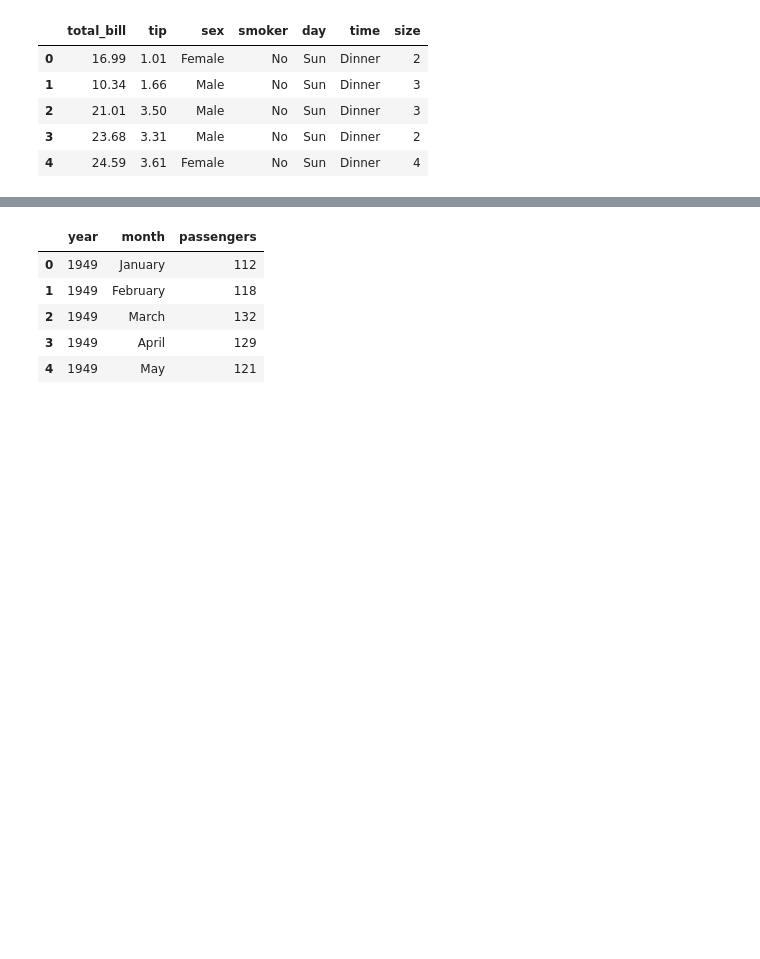
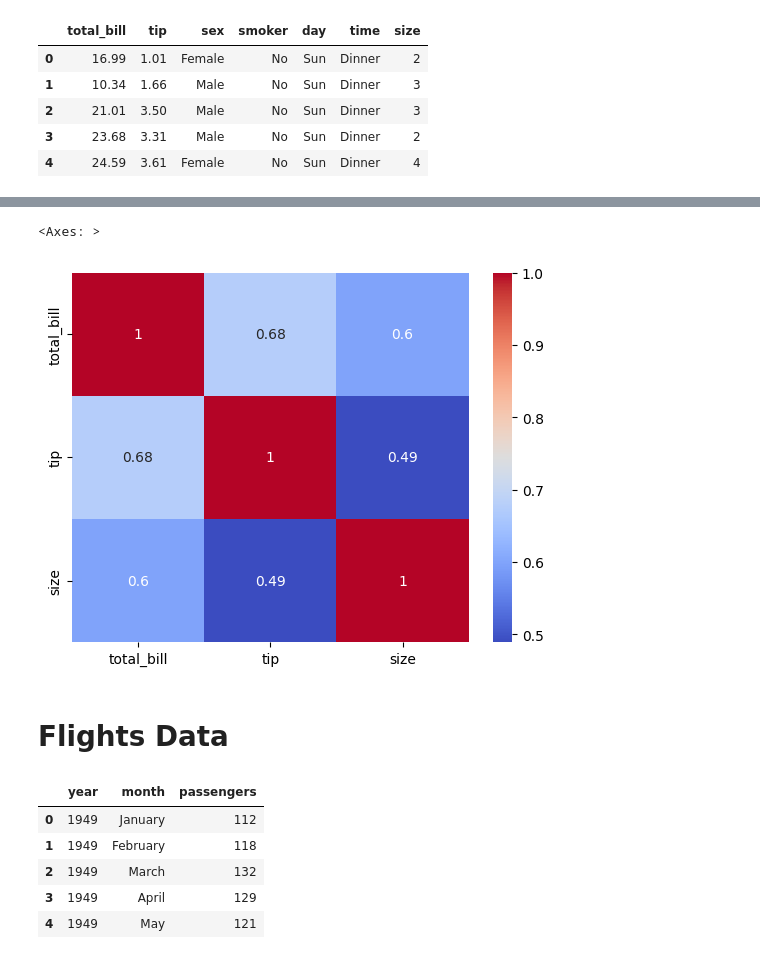
Before and after one commit to naveennakshatram/Python-for-Data-Science-and-Machine-Learning, a Jupyter notebook: Seaborn/Seaborn_lib_part_3.ipynb, the cells around one changed output, grey strips where cells are left out. Cells and saved outputs as stored; diff of their text form; code cells hidden in the pictures; blank space fills up the shorter version.

```diff
--- a/Seaborn/Seaborn_lib_part_3.ipynb
+++ b/Seaborn/Seaborn_lib_part_3.ipynb
@@ -18,3 +97,10 @@ tips.head()
+# %%
+sns.heatmap(tp,annot=True,cmap='coolwarm')  # with different color
+# %% [output]
+<Axes: >
+[figure, added]
+# %% [markdown]
+# Flights Data
 # %%
 # loading dataset from csv file
 flights = pd.read_csv('./Dataset/flights.csv')
```
Also changed, not shown: parts of 19 cells of this notebook, 5 other files.
